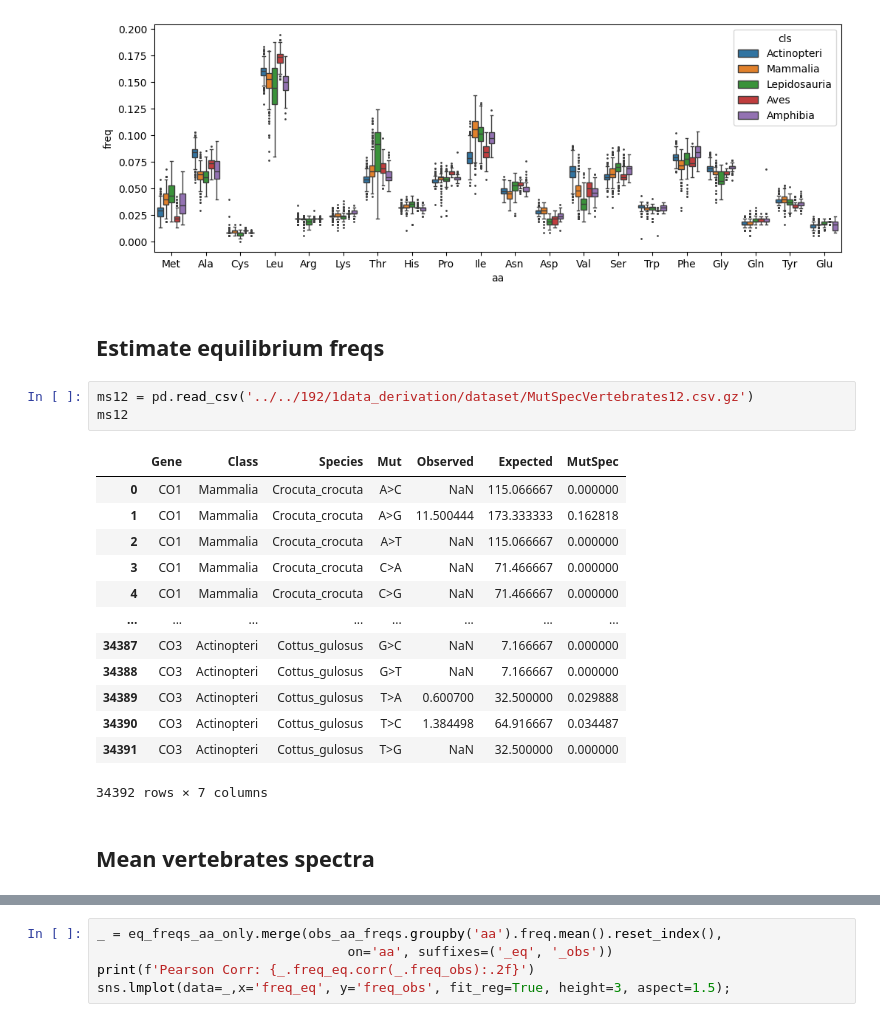
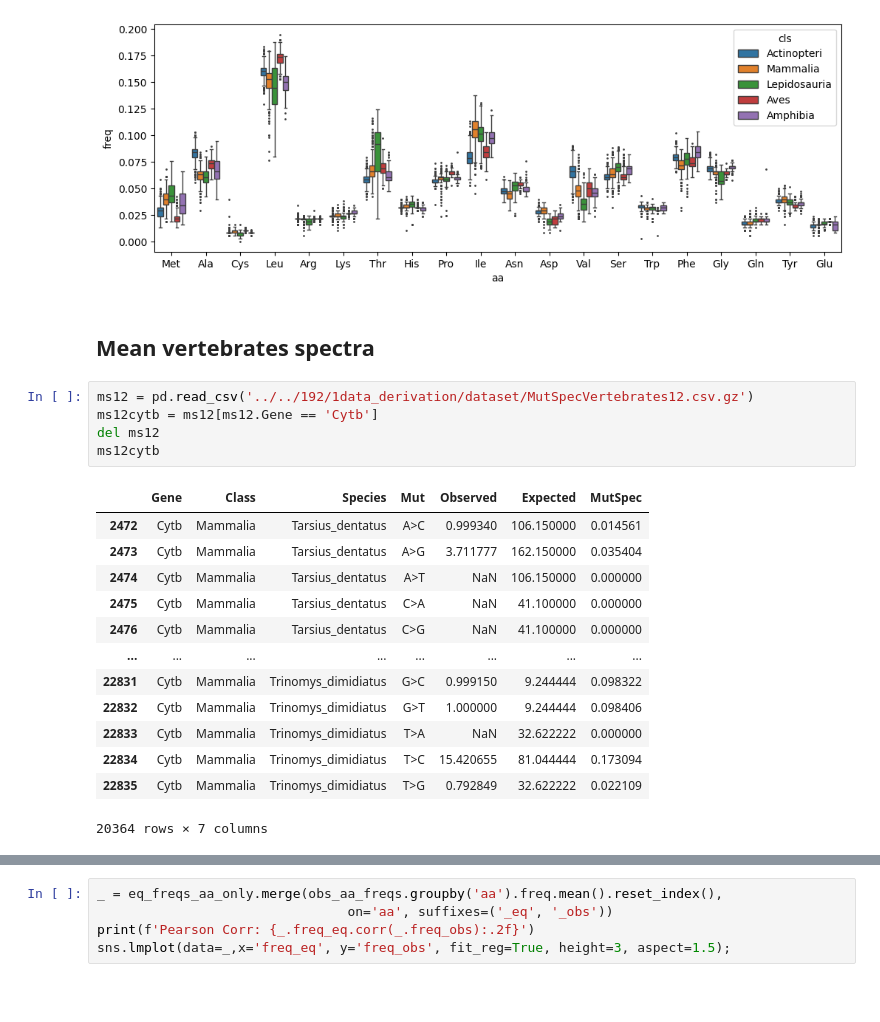
Before and after one commit to mitoclub/AminoAcidShift, a Jupyter notebook: eq_freqs/prepare_data_for_aa_shift.ipynb, the cells around one changed output, grey strips where cells are left out. Saved outputs shown, nothing was run; the diff lists cells and outputs as text; blank space fills up the shorter version.

```diff
--- a/eq_freqs/prepare_data_for_aa_shift.ipynb
+++ b/eq_freqs/prepare_data_for_aa_shift.ipynb
@@ -175,24 +176,24 @@ sns.boxplot(data=obs_aa_freqs, x='aa', y='freq', hue='cls', showfliers=True, fli
 # %% [output]
 <Axes: xlabel='aa', ylabel='freq'>
 [figure]
-# %% [markdown]
-## Estimate equilibrium freqs
-# %%
-ms12 = pd.read_csv('../../192/1data_derivation/dataset/MutSpecVertebrates12.csv.gz')
-ms12
-# %% [output]
-|  | Gene | Class | Species | Mut | Observed | Expected | MutSpec |
-| 0 | CO1 | Mammalia | Crocuta_crocuta | A>C | NaN | 115.066667 | 0.000000 |
-| 1 | CO1 | Mammalia | Crocuta_crocuta | A>G | 11.500444 | 173.333333 | 0.162818 |
-| 2 | CO1 | Mammalia | Crocuta_crocuta | A>T | NaN | 115.066667 | 0.000000 |
-| 3 | CO1 | Mammalia | Crocuta_crocuta | C>A | NaN | 71.466667 | 0.000000 |
-| 4 | CO1 | Mammalia | Crocuta_crocuta | C>G | NaN | 71.466667 | 0.000000 |
-| ... | ... | ... | ... | ... | ... | ... | ... |
-| 34387 | CO3 | Actinopteri | Cottus_gulosus | G>C | NaN | 7.166667 | 0.000000 |
-| 34388 | CO3 | Actinopteri | Cottus_gulosus | G>T | NaN | 7.166667 | 0.000000 |
-| 34389 | CO3 | Actinopteri | Cottus_gulosus | T>A | 0.600700 | 32.500000 | 0.029888 |
-| 34390 | CO3 | Actinopteri | Cottus_gulosus | T>C | 1.384498 | 64.916667 | 0.034487 |
-| 34391 | CO3 | Actinopteri | Cottus_gulosus | T>G | NaN | 32.500000 | 0.000000 |
-34392 rows × 7 columns
 # %% [markdown]
 ## Mean vertebrates spectra
+# %%
+ms12 = pd.read_csv('../../192/1data_derivation/dataset/MutSpecVertebrates12.csv.gz')
+ms12cytb = ms12[ms12.Gene == 'Cytb']
+del ms12
+ms12cytb
+# %% [output]
+|  | Gene | Class | Species | Mut | Observed | Expected | MutSpec |
+| 2472 | Cytb | Mammalia | Tarsius_dentatus | A>C | 0.999340 | 106.150000 | 0.014561 |
+| 2473 | Cytb | Mammalia | Tarsius_dentatus | A>G | 3.711777 | 162.150000 | 0.035404 |
+| 2474 | Cytb | Mammalia | Tarsius_dentatus | A>T | NaN | 106.150000 | 0.000000 |
+| 2475 | Cytb | Mammalia | Tarsius_dentatus | C>A | NaN | 41.100000 | 0.000000 |
+| 2476 | Cytb | Mammalia | Tarsius_dentatus | C>G | NaN | 41.100000 | 0.000000 |
+| ... | ... | ... | ... | ... | ... | ... | ... |
+| 22831 | Cytb | Mammalia | Trinomys_dimidiatus | G>C | 0.999150 | 9.244444 | 0.098322 |
+| 22832 | Cytb | Mammalia | Trinomys_dimidiatus | G>T | 1.000000 | 9.244444 | 0.098406 |
+| 22833 | Cytb | Mammalia | Trinomys_dimidiatus | T>A | NaN | 32.622222 | 0.000000 |
+| 22834 | Cytb | Mammalia | Trinomys_dimidiatus | T>C | 15.420655 | 81.044444 | 0.173094 |
+| 22835 | Cytb | Mammalia | Trinomys_dimidiatus | T>G | 0.792849 | 32.622222 | 0.022109 |
+20364 rows × 7 columns
```
Also changed, not shown: parts of 13 cells of this notebook, 2 other files.
